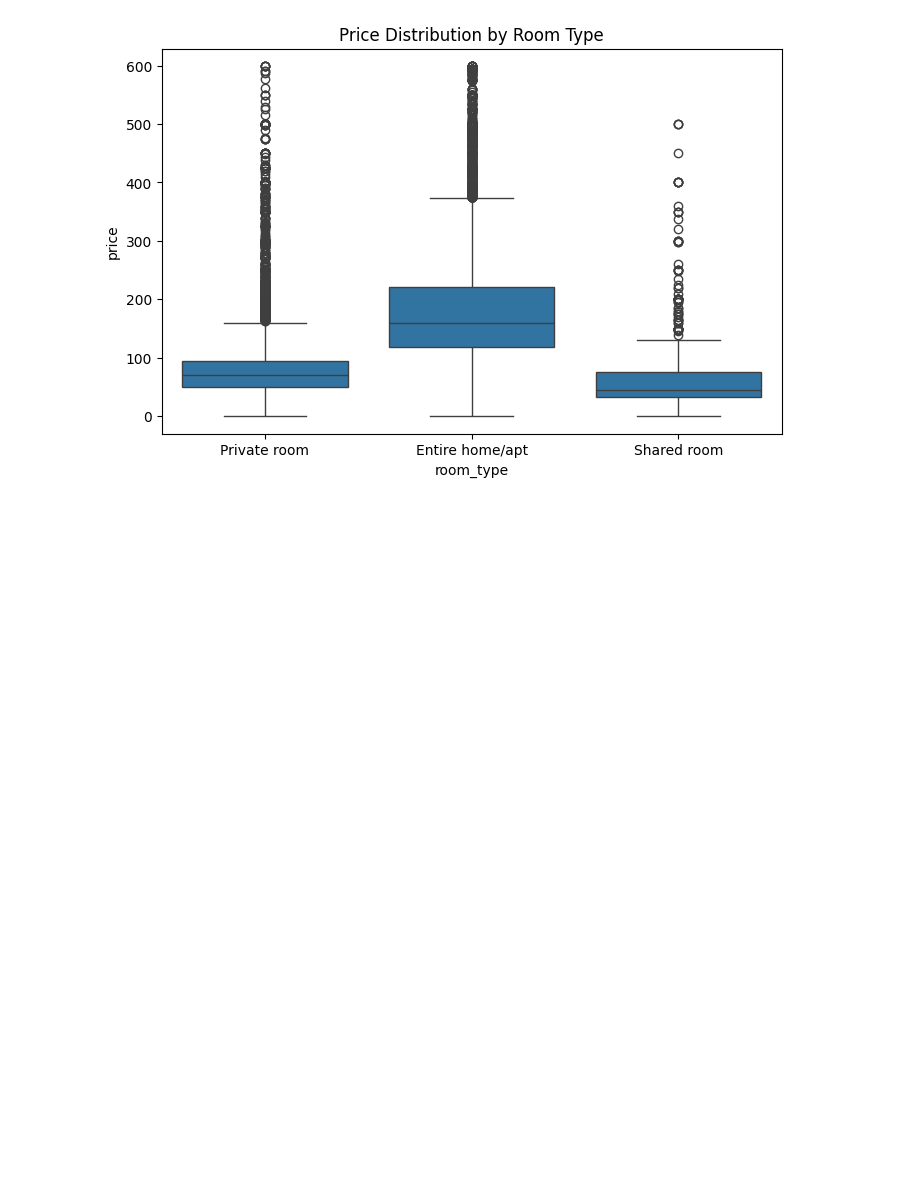
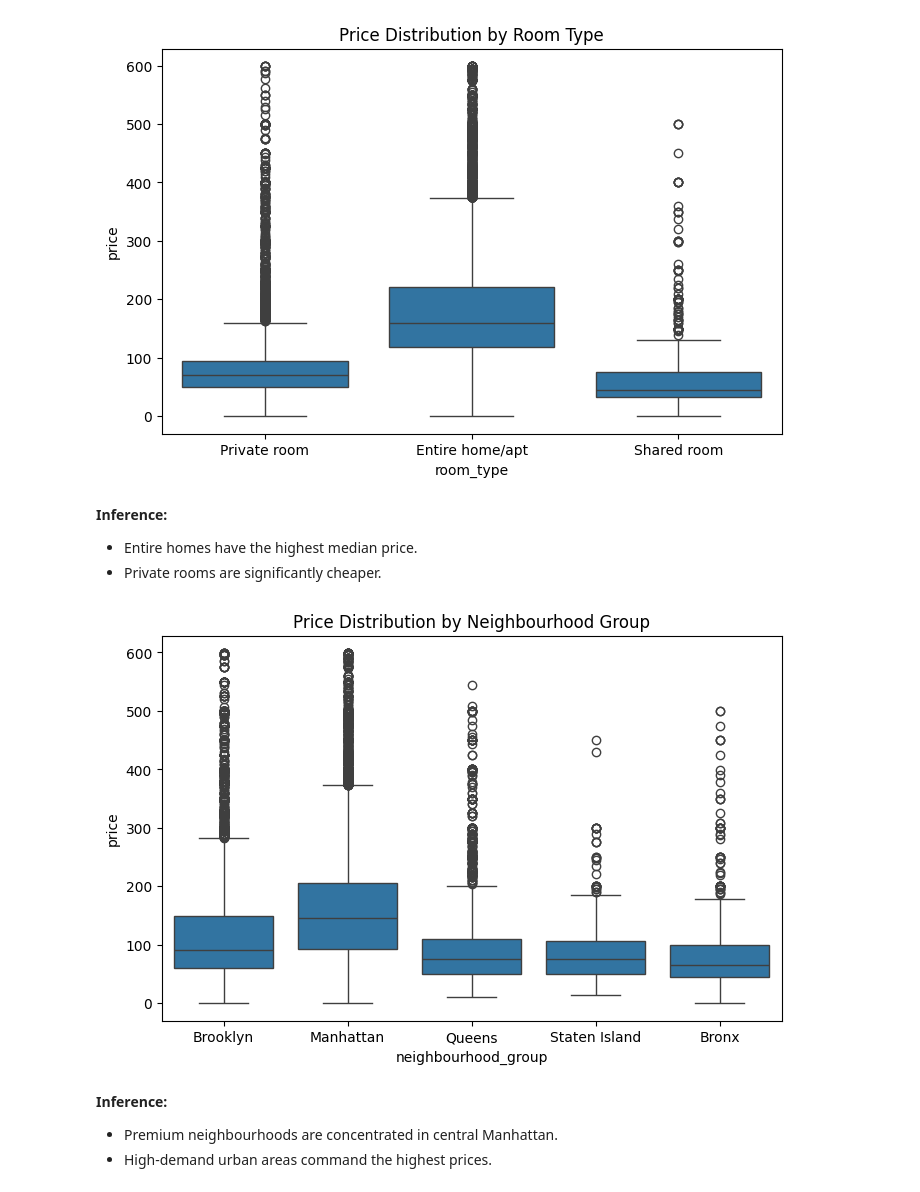
Before and after one commit to Darsh2905/airbnb-price-prediction, a Jupyter notebook: airbnb_analysis.ipynb, the cells around one changed output. Drawn from its saved outputs; the diff is of its cells as text; code cells hidden in the pictures; blank space fills up the shorter version.

```diff
--- a/airbnb_analysis.ipynb
+++ b/airbnb_analysis.ipynb
@@ -114,3 +133,18 @@ plt.title("Price Distribution by Room Type")
 plt.show()
 # %% [output]
 [figure]
+# %% [markdown]
+**Inference:**
+- Entire homes have the highest median price.
+- Private rooms are significantly cheaper.
+# %%
+plt.figure(figsize=(8,5))
+sns.boxplot(x="neighbourhood_group", y="price", data=df)
+plt.title("Price Distribution by Neighbourhood Group")
+plt.show()
+# %% [output]
+[figure, added]
+# %% [markdown]
+**Inference:**
+- Premium neighbourhoods are concentrated in central Manhattan.
+- High-demand urban areas command the highest prices.
```
Also changed, not shown: parts of 41 cells of this notebook.
